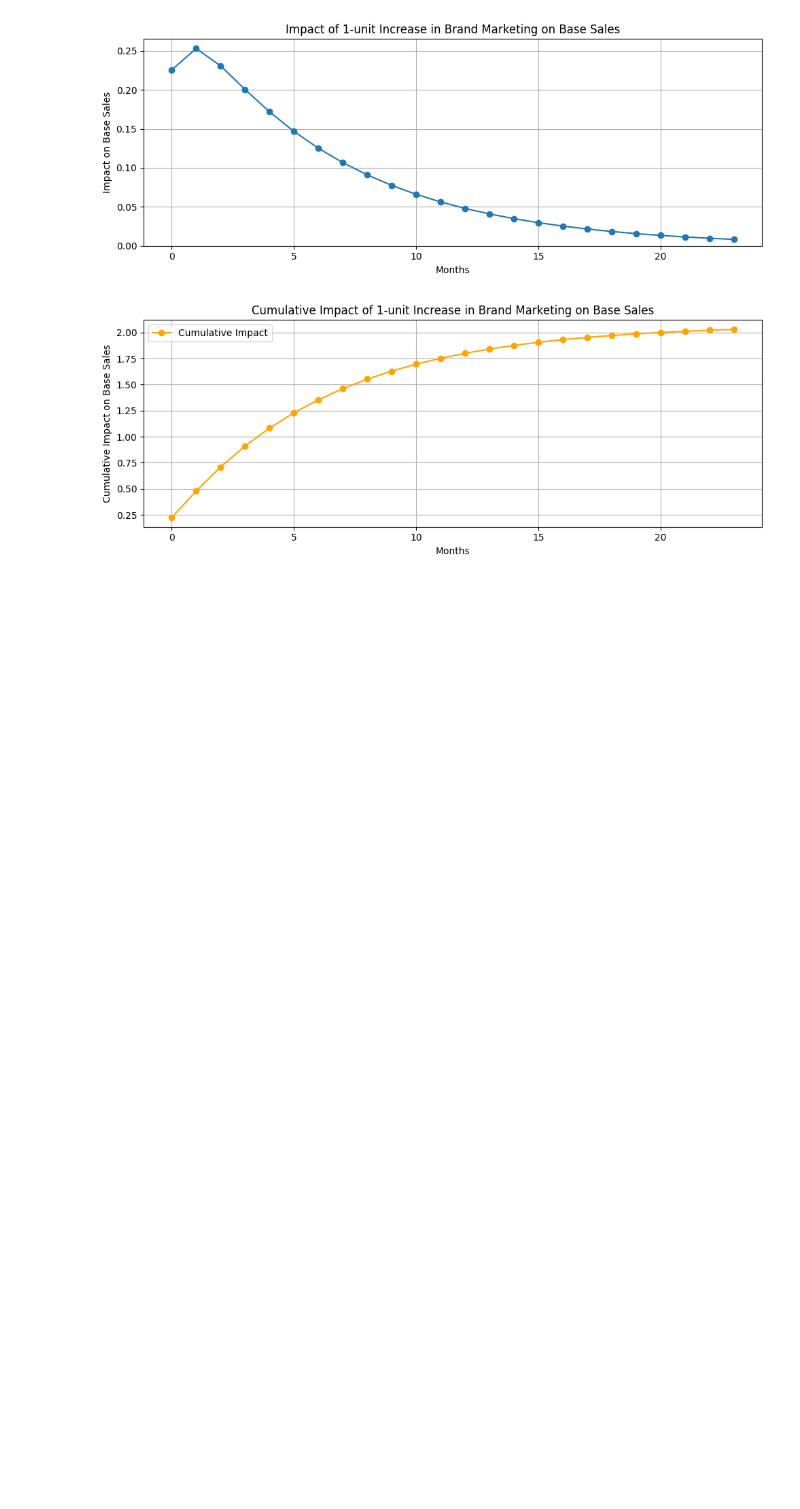
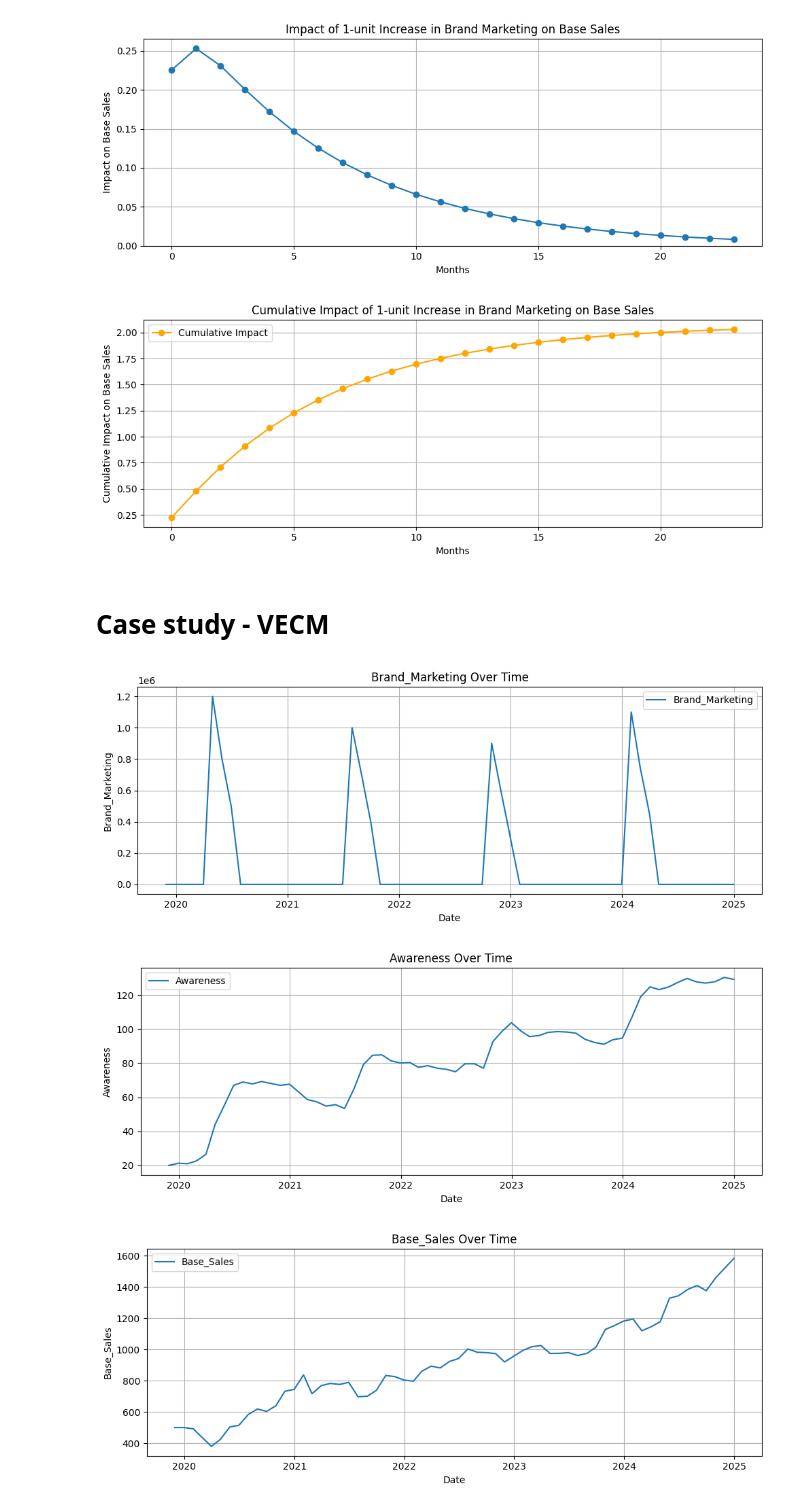
Before and after one commit to raz1470/brand_long_term_effects, a Jupyter notebook: notebooks/capturing_long_term_effects.ipynb, the cells around one changed output. Saved outputs shown, nothing was run; the diff lists cells and outputs as text; code cells hidden in the pictures; blank space fills up the shorter version.

```diff
--- a/notebooks/capturing_long_term_effects.ipynb
+++ b/notebooks/capturing_long_term_effects.ipynb
@@ -478,3 +481,72 @@ plt.tight_layout()
 plt.show()
 # %% [output]
 [figure]
+# %% [markdown]
+# Case study - VECM
+# %%
+# Settings
+start_date = '2019-11-30'
+np.random.seed(42)
+n_periods = 62
+
+# Brand Marketing Pulses (£000s)
+brand_marketing = np.zeros(n_periods)
+pulse_profiles = [
+    [120, 80, 50],  # Pulse 1
+    [100, 70, 40],  # Pulse 2
+    [90, 60, 30],   # Pulse 3
+    [110, 75, 45]   # Pulse 4
+]
+pulse_starts = [5, 20, 35, 50]
+
+for i, start in enumerate(pulse_starts):
+    for j, value in enumerate(pulse_profiles[i]):
+        if start + j < n_periods:
+            brand_marketing[start + j] = value
+brand_marketing_scaled = brand_marketing * 10000  # Convert to £
+
+# Awareness (non-stationary: random walk with drift)
+awareness = np.zeros(n_periods)
+for t in range(1, n_periods):
+    awareness[t] = (
+        awareness[t - 1]
+        + 0.03 * brand_marketing[t]  # Immediate marketing effect
+        + 0.01  # Drift
+        + np.random.normal(0, 0.5)
+    )
+awareness_scaled = awareness * 5 + 20  # Scaled for realism
+
+# Base Sales (cointegrated with awareness via error correction)
+base_sales = np.zeros(n_periods)
+for t in range(2, n_periods):
+    base_sales[t] = (
+        base_sales[t - 1]
+        + 0.02 * (awareness[t - 1] - base_sales[t - 1])  # Cointegration: Error correction term
+        + np.random.normal(0, 0.5)
+    )
+base_sales_scaled = base_sales * 100 + 500  # Scale to real-world units
+
+# Time index
+date_range = pd.date_range(start=start_date, periods=n_periods, freq='M')
+
+df = pd.DataFrame({
+    'Month': date_range,
+    'Brand_Marketing': brand_marketing_scaled,
+    'Awareness': awareness_scaled,
+    'Base_Sales': base_sales_scaled
+})
+
+for name in ['Brand_Marketing', 'Awareness', 'Base_Sales']:
+    plt.figure(figsize=(10, 4))
+    plt.plot(df['Month'], df[name], label=name)
+    plt.title(f"{name} Over Time")
+    plt.xlabel("Date")
+    plt.ylabel(name)
+    plt.legend()
+    plt.grid(True)
+    plt.tight_layout()
+    plt.show()
+# %% [output]
+[figure, added]
+[figure, added]
+[figure, added]
```
Also changed, not shown: parts of 8 cells of this notebook, 10 other files.
